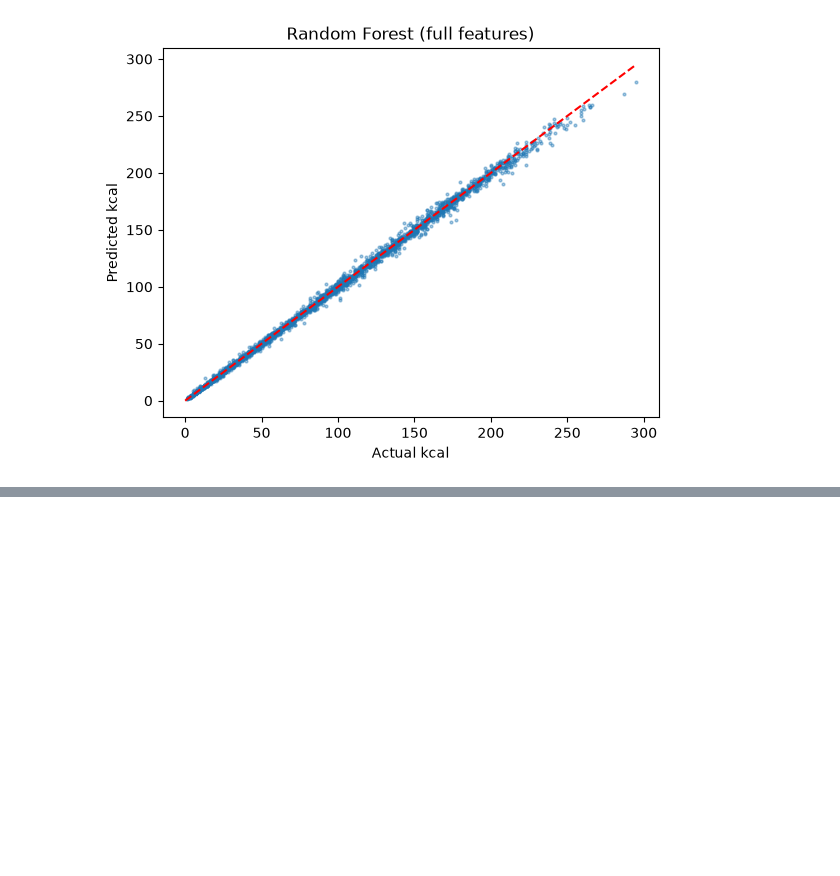
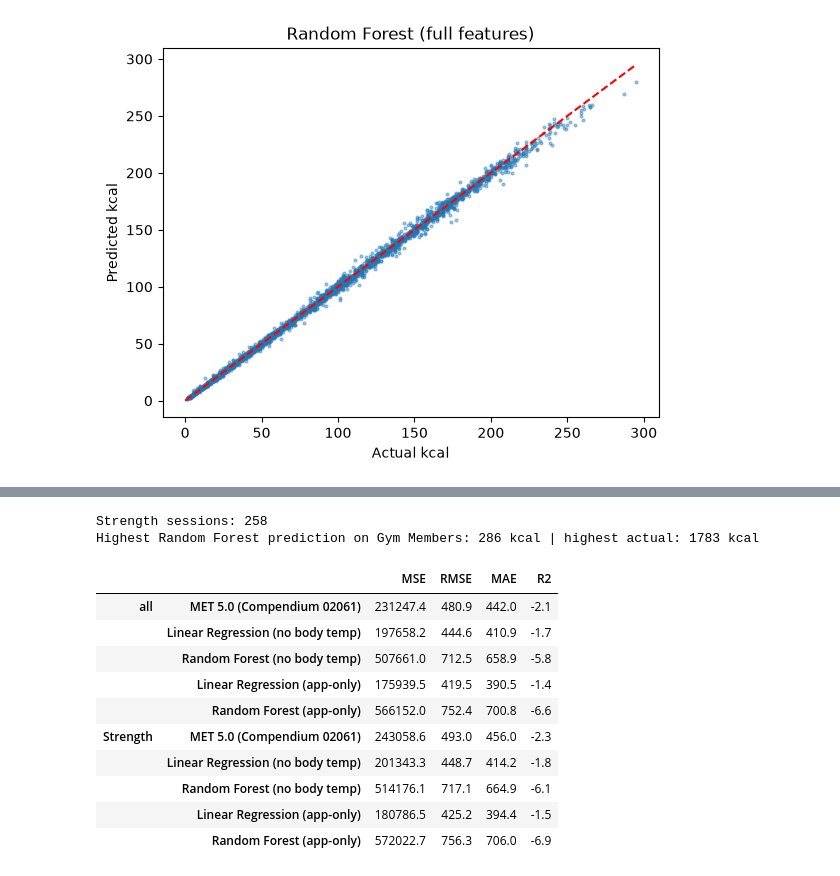
Before and after one commit to gdarslan/AI-GYM-Project, a Jupyter notebook: notebooks/calorie_model_starter.ipynb, the cells around one changed output, grey strips where cells are left out. Cells and saved outputs as stored; diff of their text form; code cells hidden in the pictures; blank space fills up the shorter version.

```diff
--- a/notebooks/calorie_model_starter.ipynb
+++ b/notebooks/calorie_model_starter.ipynb
@@ -288,0 +313,33 @@ t.groupby("Gender")["abs_err"].agg(["mean", "count"]).rename(index={0: "female",
+# %%
+g = gym_conv.copy()
+g["Gender"] = g["Gender"].map({"male": 1, "female": 0})
+strength = (gym["Workout_Type"] == "Strength").to_numpy()
+print("Strength sessions:", int(strength.sum()))
+
+gym_results = {}
+for subset, mask in [("all", np.ones(len(g), bool)), ("Strength", strength)]:
+    rows = g[mask]
+    gym_results[(subset, "MET 5.0 (Compendium 02061)")] = scores(rows[TARGET], met_kcal(rows, MET))
+    for fs_name in ["no body temp", "app-only"]:
+        for m_name in base_models:
+            p = fitted[(m_name, fs_name)].predict(rows[FEATURE_SETS[fs_name]])
+            gym_results[(subset, f"{m_name} ({fs_name})")] = scores(rows[TARGET], p)
+gym_res = pd.DataFrame(gym_results).T.round(1)
+print("Highest Random Forest prediction on Gym Members:",
+      round(float(fitted[("Random Forest", "no body temp")].predict(g[FEATURES_NO_TEMP]).max())),
+      "kcal | highest actual:", int(g[TARGET].max()), "kcal")
+gym_res
+# %% [output]
+Strength sessions: 258
+Highest Random Forest prediction on Gym Members: 286 kcal | highest actual: 1783 kcal
+|  |  | MSE | RMSE | MAE | R2 |
+| all | MET 5.0 (Compendium 02061) | 231247.4 | 480.9 | 442.0 | -2.1 |
+|  | Linear Regression (no body temp) | 197658.2 | 444.6 | 410.9 | -1.7 |
+|  | Random Forest (no body temp) | 507661.0 | 712.5 | 658.9 | -5.8 |
+|  | Linear Regression (app-only) | 175939.5 | 419.5 | 390.5 | -1.4 |
+|  | Random Forest (app-only) | 566152.0 | 752.4 | 700.8 | -6.6 |
+| Strength | MET 5.0 (Compendium 02061) | 243058.6 | 493.0 | 456.0 | -2.3 |
+|  | Linear Regression (no body temp) | 201343.3 | 448.7 | 414.2 | -1.8 |
+|  | Random Forest (no body temp) | 514176.1 | 717.1 | 664.9 | -6.1 |
+|  | Linear Regression (app-only) | 180786.5 | 425.2 | 394.4 | -1.5 |
+|  | Random Forest (app-only) | 572022.7 | 756.3 | 706.0 | -6.9 |
```
Also changed, not shown: parts of 12 cells of this notebook, 22 other files.
